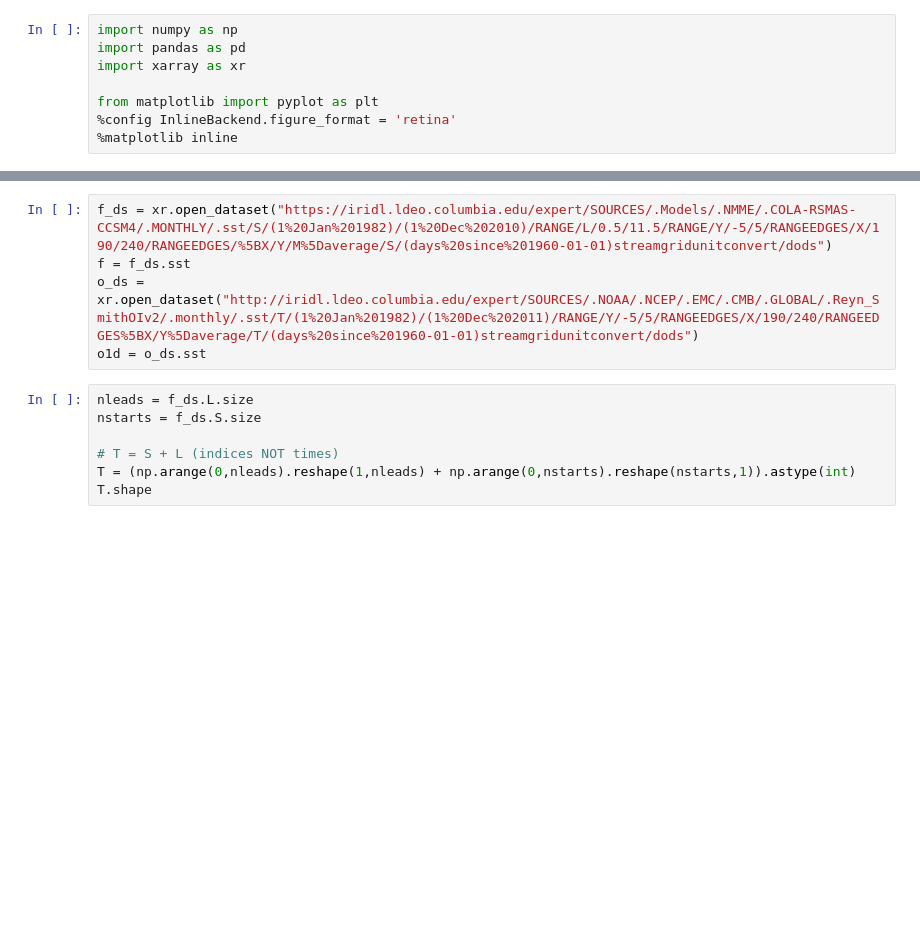
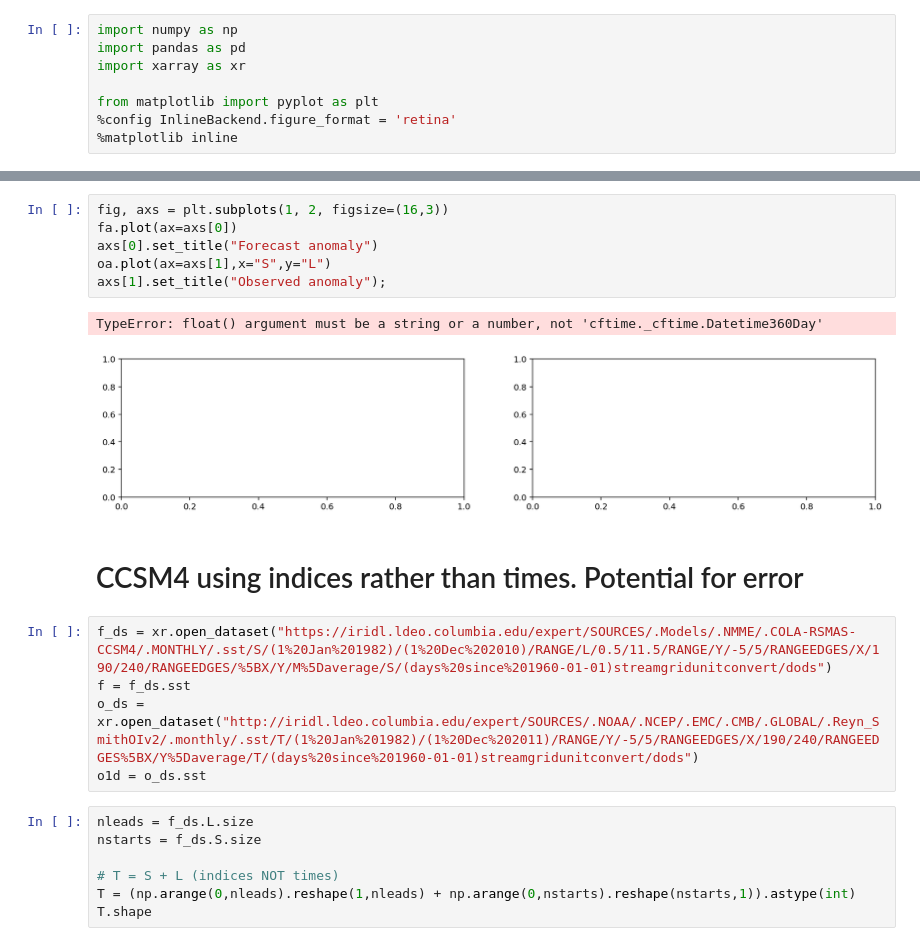
Before and after one commit to mktippett/ENSO, a Jupyter notebook: ForecastVerification.ipynb, the cells around one changed output, grey strips where cells are left out. Cells and saved outputs as stored; diff of their text form; blank space fills up the shorter version.

```diff
--- a/ForecastVerification.ipynb
+++ b/ForecastVerification.ipynb
@@ -9,3 +57,14 @@ from matplotlib import pyplot as plt
+# %%
+fig, axs = plt.subplots(1, 2, figsize=(16,3))
+fa.plot(ax=axs[0])
+axs[0].set_title("Forecast anomaly")
+oa.plot(ax=axs[1],x="S",y="L")
+axs[1].set_title("Observed anomaly");
+# %% [output]
+TypeError: float() argument must be a string or a number, not 'cftime._cftime.Datetime360Day'
+[figure, added]
+# %% [markdown]
+# CCSM4 using indices rather than times. Potential for error
 # %%
 f_ds = xr.open_dataset("https://iridl.ldeo.columbia.edu/expert/SOURCES/.Models/.NMME/.COLA-RSMAS-CCSM4/.MONTHLY/.sst/S/(1%20Jan%201982)/(1%20Dec%202010)/RANGE/L/0.5/11.5/RANGE/Y/-5/5/RANGEEDGES/X/190/240/RANGEEDGES/%5BX/Y/M%5Daverage/S/(days%20since%201960-01-01)streamgridunitconvert/dods")
 f = f_ds.sst
```
Also changed, not shown: parts of 16 cells of this notebook.
